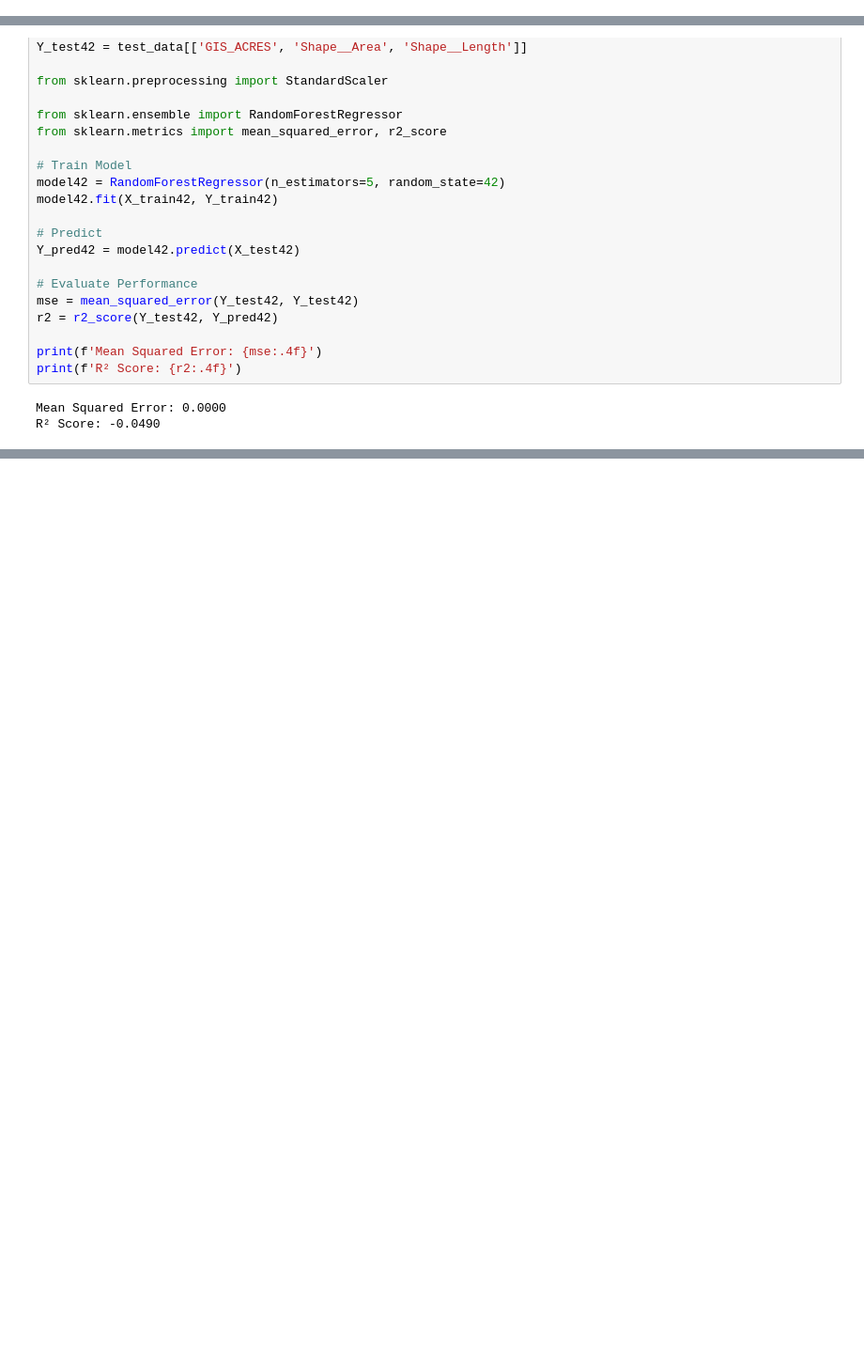
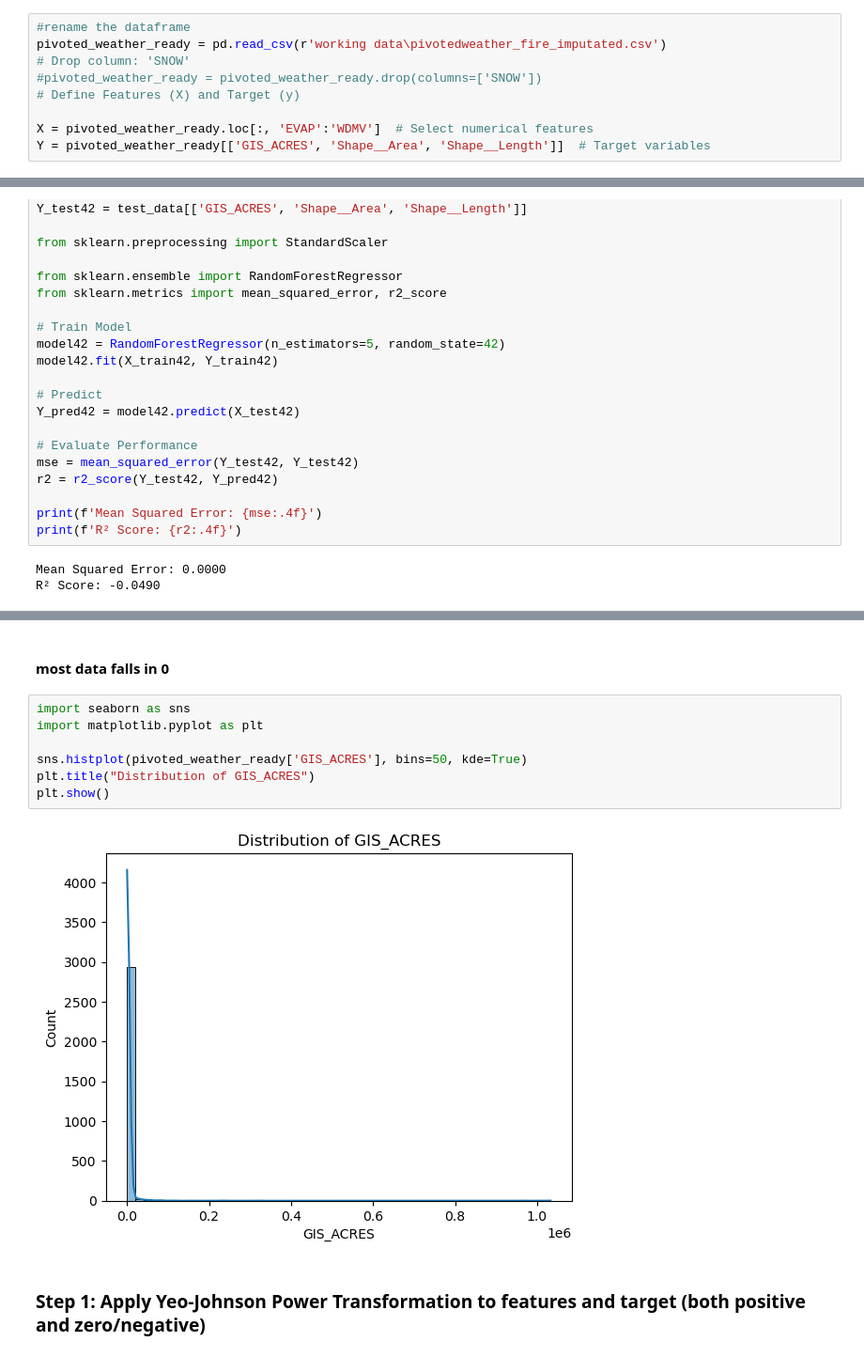
Before and after one commit to Ruhan105/IRC-Group5, a Jupyter notebook: ML pivoted regression (main).ipynb, the cells around one changed output, grey strips where cells are left out. Shown at 94% size. Cells and saved outputs as stored; diff of their text form; blank space fills up the shorter version.

```diff
--- a/ML pivoted regression (main).ipynb
+++ b/ML pivoted regression (main).ipynb
@@ -663,0 +619,9 @@ what if: log both x y axis, and put polynomial
+# %%
+#rename the dataframe
+pivoted_weather_ready = pd.read_csv(r'working data\pivotedweather_fire_imputated.csv')
+# Drop column: 'SNOW'
+#pivoted_weather_ready = pivoted_weather_ready.drop(columns=['SNOW'])
+# Define Features (X) and Target (y)
+
+X = pivoted_weather_ready.loc[:, 'EVAP':'WDMV']  # Select numerical features
+Y = pivoted_weather_ready[['GIS_ACRES', 'Shape__Area', 'Shape__Length']]  # Target variables
@@ -914,0 +1037,13 @@ R² Score: -0.0490
+# %% [markdown]
+#### most data falls in 0
+# %%
+import seaborn as sns
+import matplotlib.pyplot as plt
+
+sns.histplot(pivoted_weather_ready['GIS_ACRES'], bins=50, kde=True)
+plt.title("Distribution of GIS_ACRES")
+plt.show()
+# %% [output]
+[figure, added]
+# %% [markdown]
+### Step 1: Apply Yeo-Johnson Power Transformation to features and target (both positive and zero/negative)
```
Also changed, not shown: parts of 58 cells of this notebook, 1 other file.
